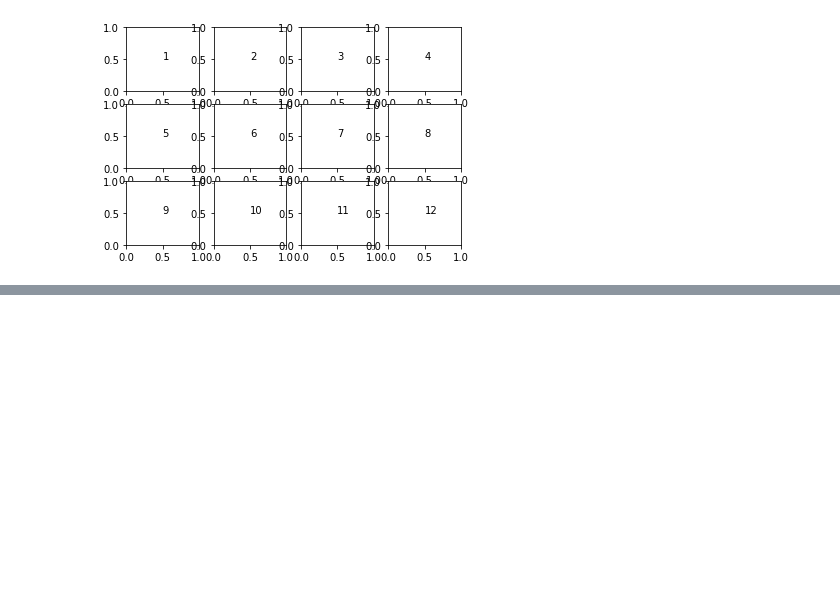
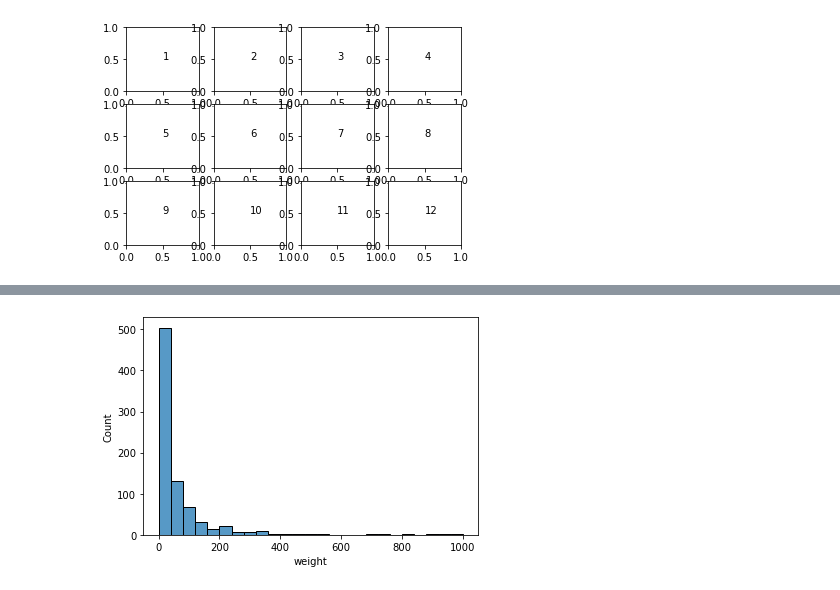
Before and after one commit to tharcyla/data-visualization, a Jupyter notebook: 03_Univariate-Exploration-of-Data.ipynb, the cells around one changed output, grey strips where cells are left out. Drawn from its saved outputs; the diff is of its cells as text; code cells hidden in the pictures; blank space fills up the shorter version.

```diff
--- a/03_Univariate-Exploration-of-Data.ipynb
+++ b/03_Univariate-Exploration-of-Data.ipynb
@@ -968,0 +974,7 @@ plt.xlim((0,6));
+# %%
+# this distribution is highly skewed
+# it would benefit from applying a logarithmic function
+bins = np.arange(0, pokemon['weight'].max()+40, 40)
+sb.histplot(data=pokemon, x='weight', bins=bins);
+# %% [output]
+[figure, added]
```
Also changed, not shown: parts of 58 cells of this notebook.
